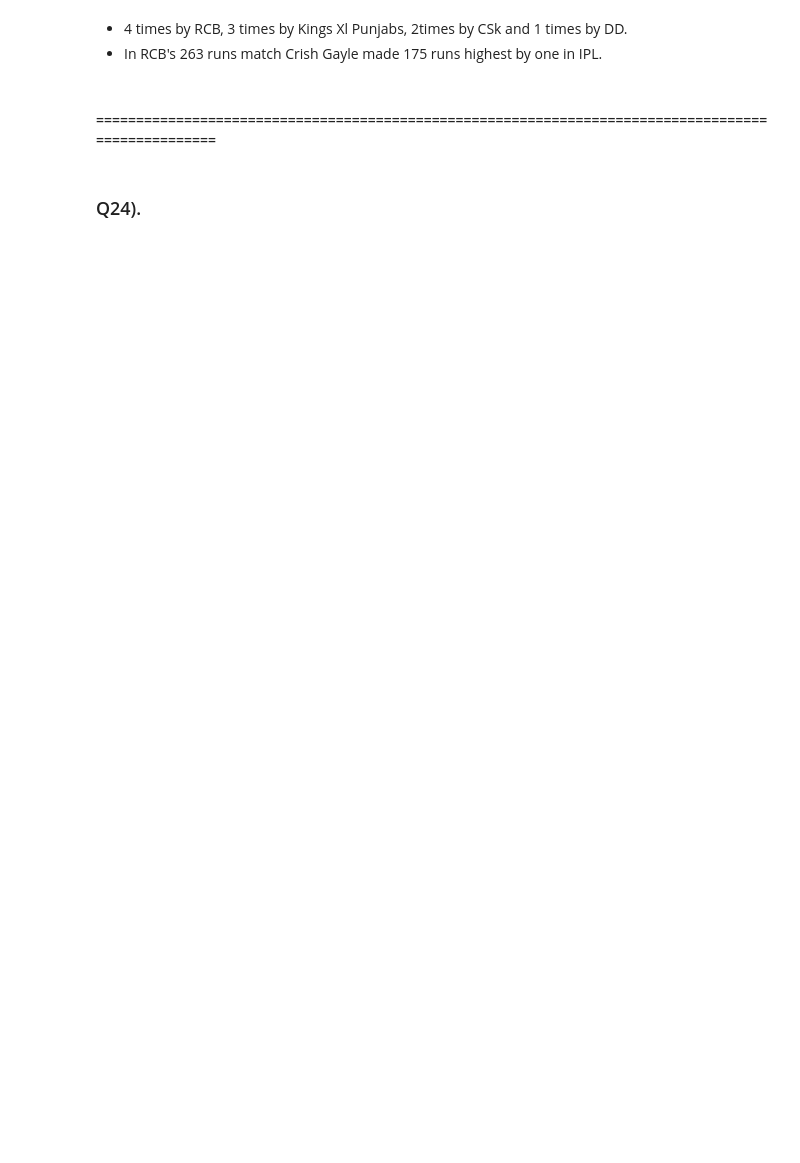
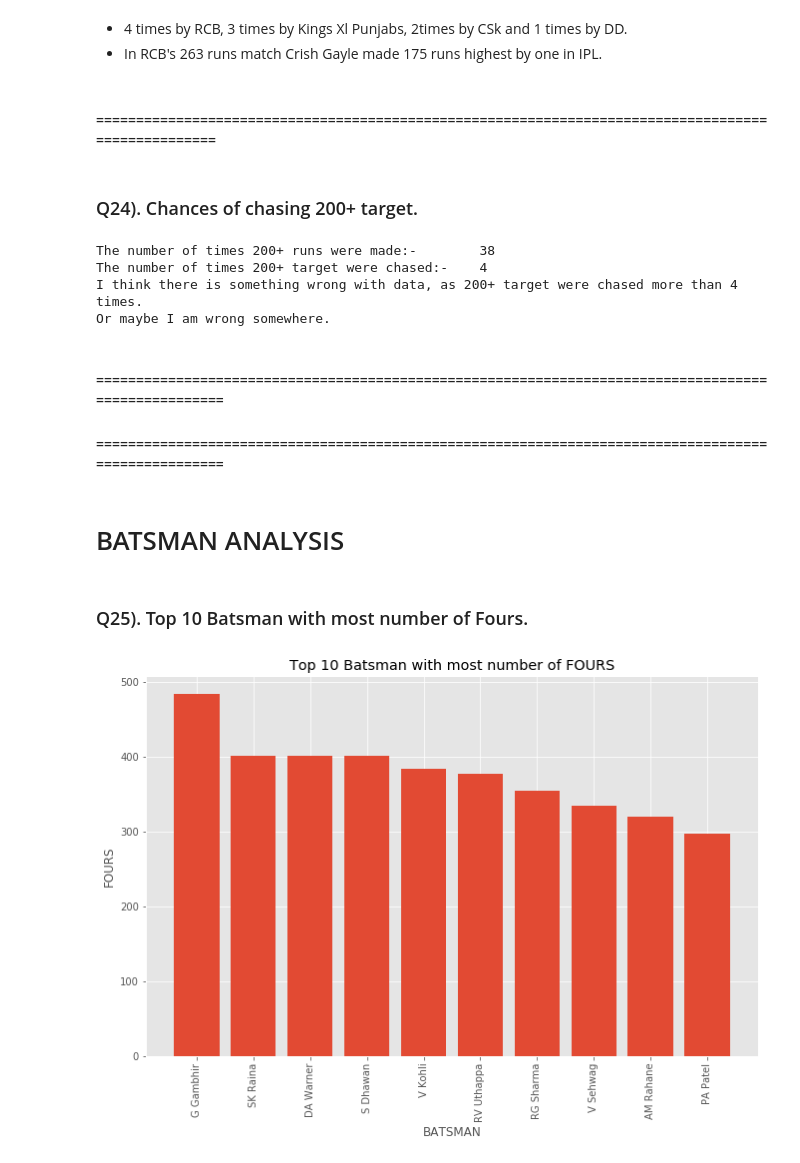
Before and after one commit to rahul-72/IPL_Dataset_Analysis, a Jupyter notebook: ipl.ipynb, the cells around one changed output. Saved outputs shown, nothing was run; the diff lists cells and outputs as text; code cells hidden in the pictures; blank space fills up the shorter version.

Commit message:
batsman analysis

```diff
--- a/ipl.ipynb
+++ b/ipl.ipynb
@@ -562,5 +568,64 @@ score_200
 * In RCB's 263 runs match Crish Gayle made 175 runs highest by one in IPL.
 # %% [markdown]
 #### ===================================================================================================
+# %% [markdown]
+### Q24). Chances of chasing 200+ target.
+# %%
+target_200 = df_deliveries.groupby(['match_id', 'inning', 'batting_team' ])['total_runs'].sum().reset_index()
+runs = target_200['total_runs'].values
+runs_1st = runs[::2]
+runs_2nd = runs[1::2]
+win_chase = 0
+runs_200 = 0
+for i,j in zip(runs_1st, runs_2nd):
+    if i>=200:
+        runs_200+=1
+        if j>i:
+            win_chase+=1
+
+print(f'The number of times 200+ runs were made:-\t {runs_200}')
+print(f'The number of times 200+ target were chased:-\t {win_chase}')
+print("""I think there is something wrong with data, as 200+ target were chased more than 4 times.
+Or maybe I am wrong somewhere.""")
+# %% [output]
+The number of times 200+ runs were made:-        38
+The number of times 200+ target were chased:-    4
+I think there is something wrong with data, as 200+ target were chased more than 4 times.
+Or maybe I am wrong somewhere.
 # %% [markdown]
-### Q24).
+#### ====================================================================================================
+#### ====================================================================================================
+# %% [markdown]
+# BATSMAN ANALYSIS
+# %% [markdown]
+### Q25). Top 10 Batsman with most number of Fours.
+# %%
+batsman = df_deliveries['batsman'].unique()
+count=0
+def check_fours(x): # Counting number of fours
+    global count
+    if x==4:
+        count+=1
+
+batsman_fours = []       # This list will contains number of fours of each batsman.
+for var in batsman:
+    temp_df = df_deliveries[df_deliveries['batsman']==var]
+    temp_df['batsman_runs'].apply(check_fours)
+    batsman_fours.append(count)
+    count=0
+
+
+new_df = pd.DataFrame(data={'Batsman':batsman, 'Fours':batsman_fours})
+new_df.sort_values('Fours', inplace=True,ascending=False,)
+new_df.reset_index(drop=True, inplace=True)
+new_df = new_df[:10]
+plt.figure(figsize=(11,7))
+plt.bar(x=new_df['Batsman'], height=new_df['Fours'])
+plt.title('Top 10 Batsman with most number of FOURS')
+plt.xlabel('BATSMAN')
+plt.ylabel('FOURS')
+plt.xticks(rotation=90)
+plt.show()
+new_df.T
+# %% [output]
+[figure, added]
```
Also changed, not shown: parts of 10 cells of this notebook.
